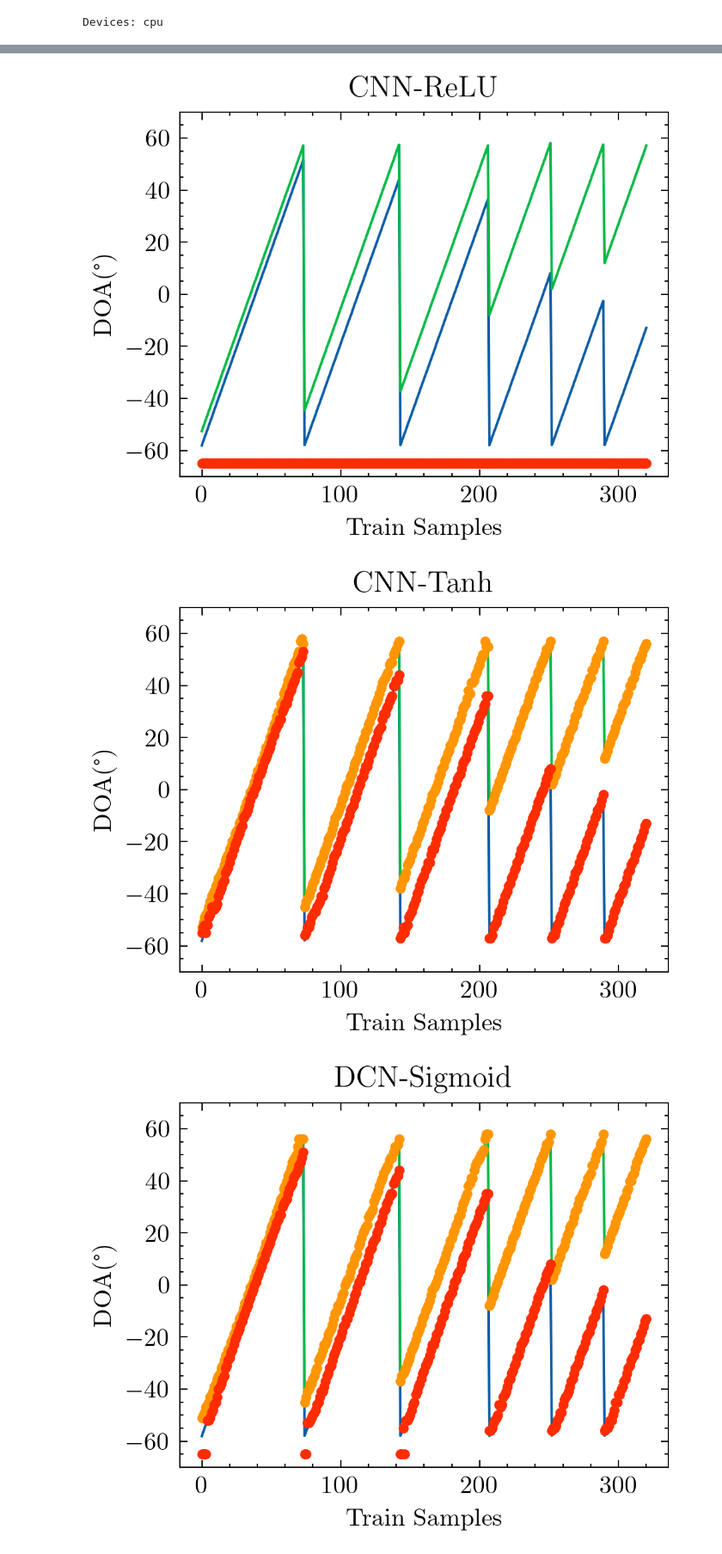
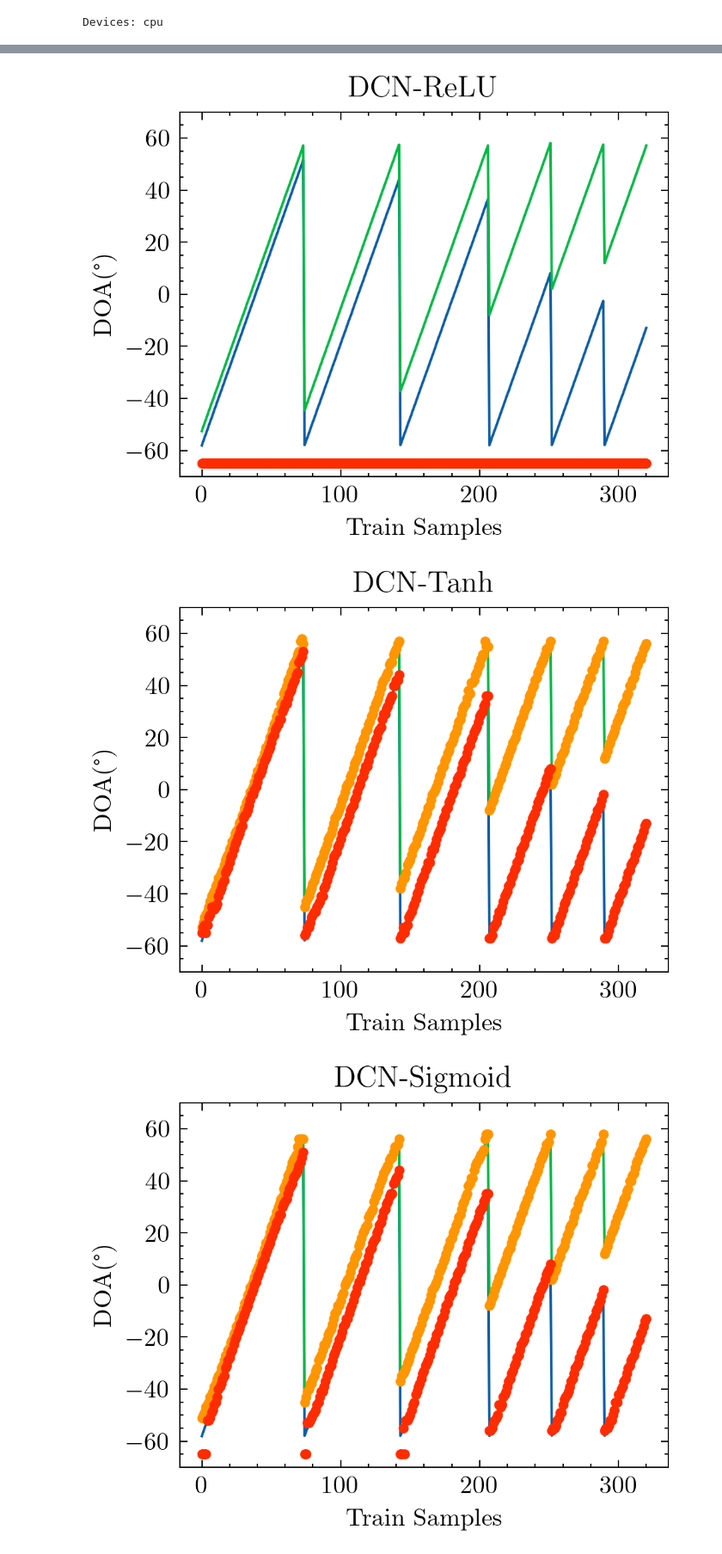
Before and after one commit to McLinWxl/CodesReproduction, a Jupyter notebook: DCN-DOA/ReproducedCodes/SampleIndex.ipynb, the cells around one changed output, grey strips where cells are left out. Shown at 86% size. Cells and saved outputs as stored; diff of their text form; code cells hidden in the pictures.

```diff
--- a/DCN-DOA/ReproducedCodes/SampleIndex.ipynb
+++ b/DCN-DOA/ReproducedCodes/SampleIndex.ipynb
@@ -152,13 +157,17 @@ class DNN_Sigmoid(nn.Module):
         return x
 dnnsigmoid = torch.load(pthpath + 'dnnsigmoid.pth')
 # %%
-def Test(model, inputx):
+def Test(model, inputx, flag):
+    #flag==0 for CNN, flag==1 for DNN
     model = model.to(device)
     model.eval()
     ls = []
     for i in range(r2):
         with torch.no_grad():
-            x = torch.from_numpy(inputx[i,:,:]).float().to(device)
+            if flag==0:
+                x = torch.from_numpy(inputx[i,:,:]).float().to(device)
+            if flag==1:
+                x = torch.from_numpy(inputx[i,:]).float().to(device)
             x = x.to(device)
             y = model(x)
             y = y.cpu().numpy()
@@ -199,33 +209,33 @@ def DOAPredict(predict, height = 0.1, nodetect = -5):
         #     peak[:,i] = [peaks_st[1], peaks_st[0]]
     return peak
 # %%
-predict_cnntanh = Test(cnntanh, S_est)
-doa_cnntanh = DOAPredict(predict_cnntanh)
-predict_cnnrelu = Test(cnnrelu, S_est)
-doa_cnnrelu = DOAPredict(predict_cnnrelu)
-predict_cnnsigmoid = Test(cnnsigmoid, S_est)
-doa_cnnsigmoid = DOAPredict(predict_cnnsigmoid)
+predict_cnntanh = Test(cnntanh, S_est, 0)
+doa_cnntanh = DOAPredict(predict_cnntanh, 0)
+predict_cnnrelu = Test(cnnrelu, S_est, 0)
+doa_cnnrelu = DOAPredict(predict_cnnrelu, 0)
+predict_cnnsigmoid = Test(cnnsigmoid, S_est, 0)
+doa_cnnsigmoid = DOAPredict(predict_cnnsigmoid, 0)
 
-predict_dnntanh = Test(dnntanh, S_abs)
-doa_dnntanh = DOAPredict(predict_dnntanh)
-predict_dnnrelu = Test(dnnrelu, S_abs)
-doa_dnnrelu = DOAPredict(predict_dnnrelu)
-predict_dnnsigmoid = Test(dnnsigmoid, S_abs)
-doa_dnnsigmoid = DOAPredict(predict_dnnsigmoid)
+predict_dnntanh = Test(dnntanh, S_abs, 1)
+doa_dnntanh = DOAPredict(predict_dnntanh, 1)
+predict_dnnrelu = Test(dnnrelu, S_abs, 1)
+doa_dnnrelu = DOAPredict(predict_dnnrelu,1)
+predict_dnnsigmoid = Test(dnnsigmoid, S_abs, 1)
+doa_dnnsigmoid = DOAPredict(predict_dnnsigmoid, 1)
 # %%
 with plt.style.context(['science']):
     plt.rcParams['figure.dpi'] = 300
     plt.rcParams['savefig.dpi'] = 300
     plt.ylim(-70,70)
     plt.plot(DOA_train.T)
     plt.plot(doa_cnnrelu.T-60,'.')
-    plt.title('CNN-ReLU')
+    plt.title('DCN-ReLU')
     plt.xlabel('Train Samples')
     plt.ylabel('DOA(°)')
     plt.savefig(figurepath + 'SampleIndex/DCN_ReLU.pdf')
     plt.show()
 # %% [output]
-[figure, old version]
+[figure, new version]
 # %%
 with plt.style.context(['science']):
     plt.rcParams['figure.dpi'] = 300
@@ -233,13 +243,13 @@ with plt.style.context(['science']):
     plt.ylim(-70,70)
     plt.plot(DOA_train.T)
     plt.plot(doa_cnntanh.T-60,'.')
-    plt.title('CNN-Tanh')
+    plt.title('DCN-Tanh')
     plt.xlabel('Train Samples')
     plt.ylabel('DOA(°)')
     plt.savefig(figurepath + 'SampleIndex/DCN_Tanh.pdf')
     plt.show()
 # %% [output]
-[figure, old version]
+[figure, new version]
 # %%
 with plt.style.context(['science']):
     plt.rcParams['figure.dpi'] = 300
```
Also changed, not shown: parts of 2 cells of this notebook, 6 other files.
